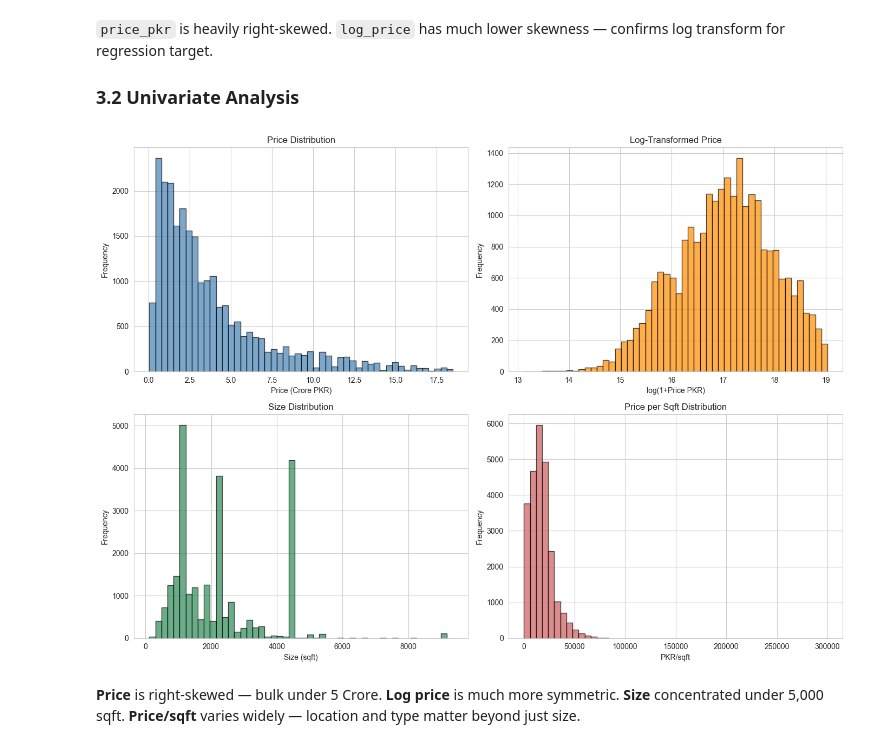
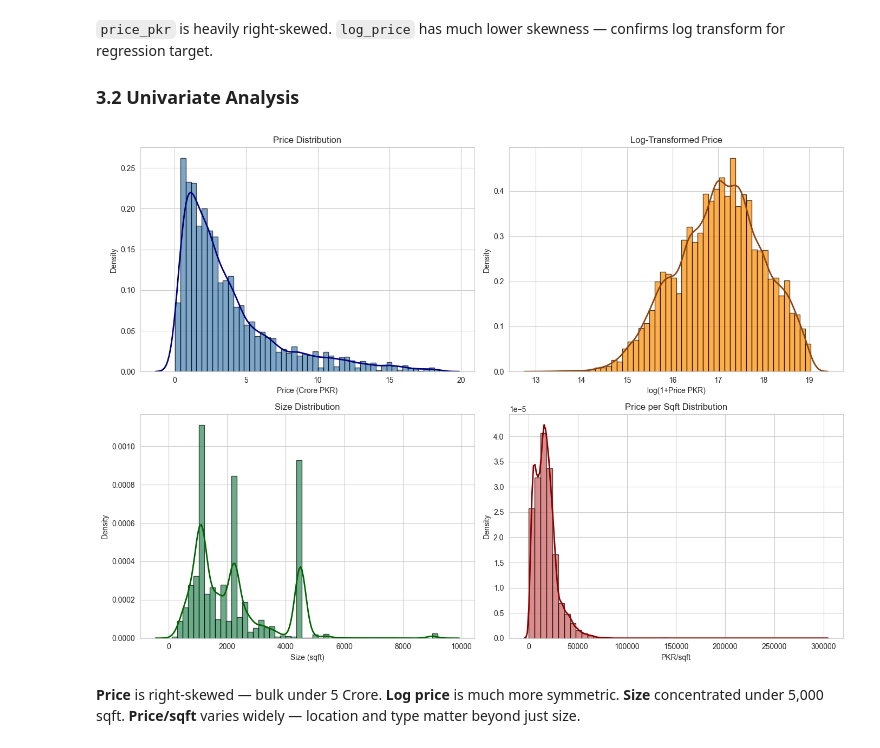
Before and after one commit to Momin-Abdurrehman/pakistan-property-analysis, a Jupyter notebook: notebooks/main.ipynb, the cells around one changed output. Cells and saved outputs as stored; diff of their text form; code cells hidden in the pictures.

```diff
--- a/notebooks/main.ipynb
+++ b/notebooks/main.ipynb
@@ -536,17 +619,26 @@ log_price          -0.22     -0.37
 # %%
 # Numerical: histograms with KDE
 fig, axes = plt.subplots(2, 2, figsize=(14, 10))
-axes[0,0].hist(df['price_pkr']/1e7, bins=50, edgecolor='black', alpha=0.7, color='steelblue')
-axes[0,0].set_title('Price Distribution'); axes[0,0].set_xlabel('Price (Crore PKR)'); axes[0,0].set_ylabel('Frequency')
-axes[0,1].hist(df['log_price'], bins=50, edgecolor='black', alpha=0.7, color='darkorange')
-axes[0,1].set_title('Log-Transformed Price'); axes[0,1].set_xlabel('log(1+Price PKR)'); axes[0,1].set_ylabel('Frequency')
-axes[1,0].hist(df['size_sqft'], bins=50, edgecolor='black', alpha=0.7, color='seagreen')
-axes[1,0].set_title('Size Distribution'); axes[1,0].set_xlabel('Size (sqft)'); axes[1,0].set_ylabel('Frequency')
-axes[1,1].hist(df['price_per_sqft'], bins=50, edgecolor='black', alpha=0.7, color='indianred')
-axes[1,1].set_title('Price per Sqft Distribution'); axes[1,1].set_xlabel('PKR/sqft'); axes[1,1].set_ylabel('Frequency')
+
+axes[0,0].hist(df['price_pkr']/1e7, bins=50, edgecolor='black', alpha=0.7, color='steelblue', density=True)
+sns.kdeplot(df['price_pkr']/1e7, ax=axes[0,0], color='navy', linewidth=2)
+axes[0,0].set_title('Price Distribution'); axes[0,0].set_xlabel('Price (Crore PKR)'); axes[0,0].set_ylabel('Density')
+
+axes[0,1].hist(df['log_price'], bins=50, edgecolor='black', alpha=0.7, color='darkorange', density=True)
+sns.kdeplot(df['log_price'], ax=axes[0,1], color='saddlebrown', linewidth=2)
+axes[0,1].set_title('Log-Transformed Price'); axes[0,1].set_xlabel('log(1+Price PKR)'); axes[0,1].set_ylabel('Density')
+
+axes[1,0].hist(df['size_sqft'], bins=50, edgecolor='black', alpha=0.7, color='seagreen', density=True)
+sns.kdeplot(df['size_sqft'], ax=axes[1,0], color='darkgreen', linewidth=2)
+axes[1,0].set_title('Size Distribution'); axes[1,0].set_xlabel('Size (sqft)'); axes[1,0].set_ylabel('Density')
+
+axes[1,1].hist(df['price_per_sqft'], bins=50, edgecolor='black', alpha=0.7, color='indianred', density=True)
+sns.kdeplot(df['price_per_sqft'], ax=axes[1,1], color='darkred', linewidth=2)
+axes[1,1].set_title('Price per Sqft Distribution'); axes[1,1].set_xlabel('PKR/sqft'); axes[1,1].set_ylabel('Density')
+
 plt.tight_layout(); plt.show()
 # %% [output]
-[figure, old version]
+[figure, new version]
 # %% [markdown]
 **Price** is right-skewed — bulk under 5 Crore. **Log price** is much more symmetric. **Size** concentrated under 5,000 sqft. **Price/sqft** varies widely — location and type matter beyond just size.
 # %%
```
Also changed, not shown: parts of 1 cell of this notebook, 1 other file.
